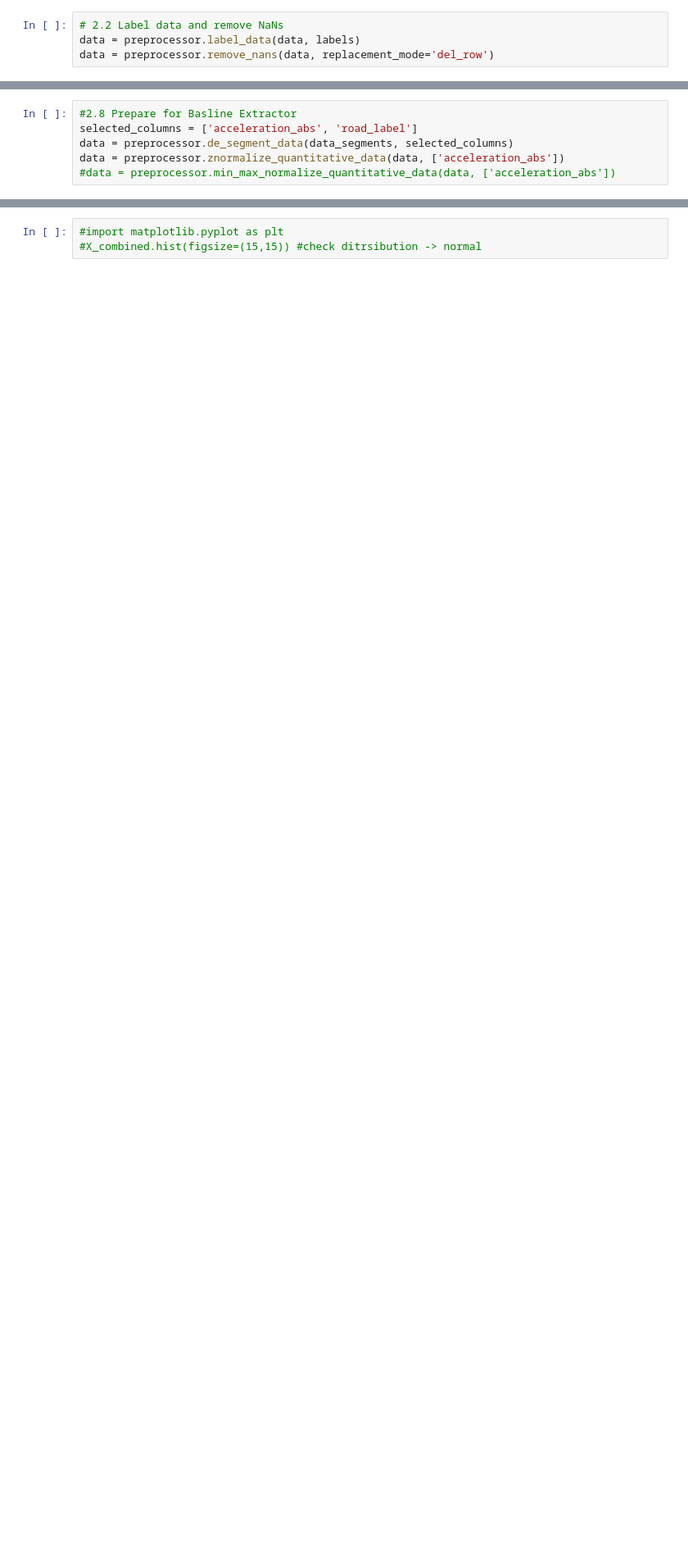
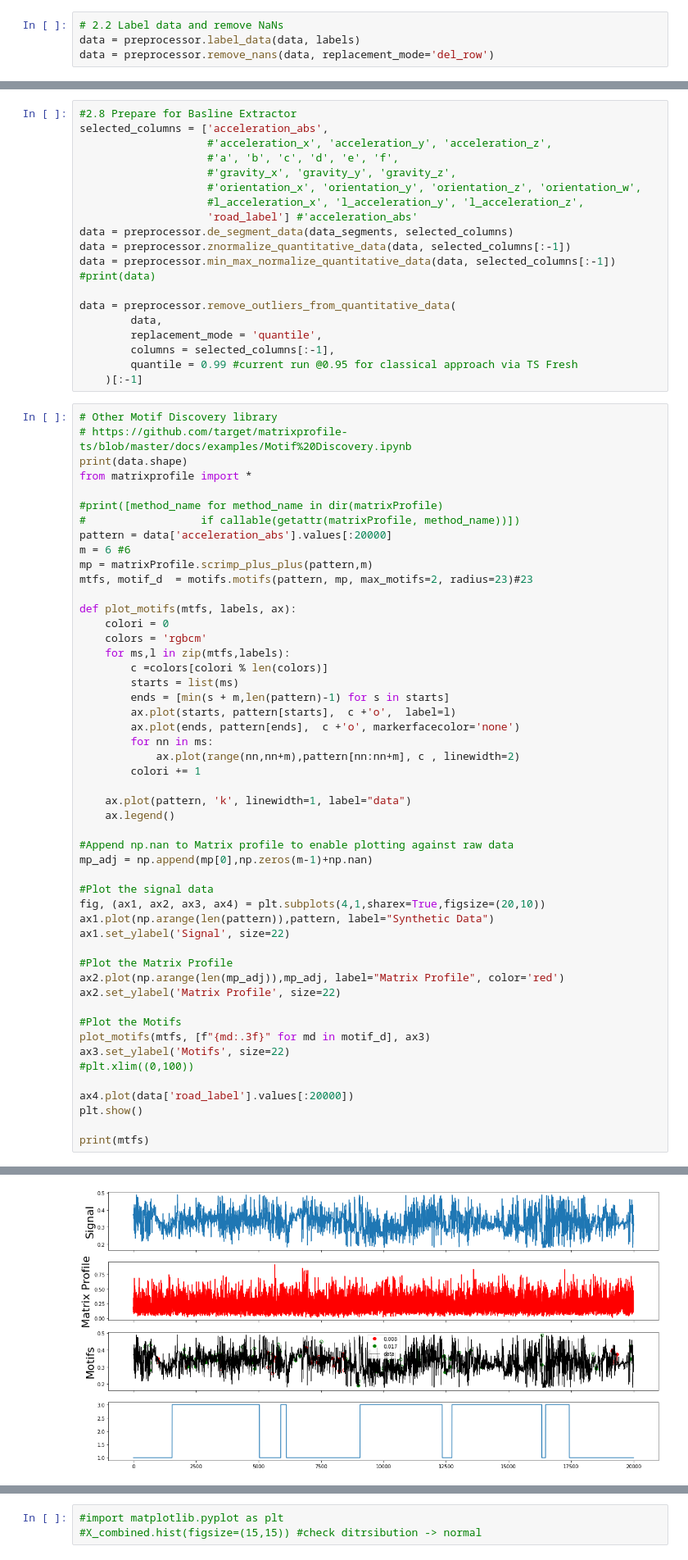
Before and after one commit to lorenz0890/road_condition_classification, a Jupyter notebook: rctc_notebook.ipynb, the cells around one changed output, grey strips where cells are left out. Shown: that part at 82% size. Cells and saved outputs as stored; diff of their text form; blank space fills up the shorter version.

Commit message:
workign on second attemp motif discovery

```diff
--- a/rctc_notebook.ipynb
+++ b/rctc_notebook.ipynb
@@ -152,7 +193,72 @@ for ind in range(len(data_segments)):
     #)
 # %%
 #2.8 Prepare for Basline Extractor
-selected_columns = ['acceleration_abs', 'road_label']
+selected_columns = ['acceleration_abs',
+                    #'acceleration_x', 'acceleration_y', 'acceleration_z',
+                    #'a', 'b', 'c', 'd', 'e', 'f',
+                    #'gravity_x', 'gravity_y', 'gravity_z',
+                    #'orientation_x', 'orientation_y', 'orientation_z', 'orientation_w',
+                    #l_acceleration_x', 'l_acceleration_y', 'l_acceleration_z',
+                    'road_label'] #'acceleration_abs'
 data = preprocessor.de_segment_data(data_segments, selected_columns)
-data = preprocessor.znormalize_quantitative_data(data, ['acceleration_abs'])
-#data = preprocessor.min_max_normalize_quantitative_data(data, ['acceleration_abs'])
+data = preprocessor.znormalize_quantitative_data(data, selected_columns[:-1])
+data = preprocessor.min_max_normalize_quantitative_data(data, selected_columns[:-1])
+#print(data)
+
+data = preprocessor.remove_outliers_from_quantitative_data(
+        data,
+        replacement_mode = 'quantile',
+        columns = selected_columns[:-1],
+        quantile = 0.99 #current run @0.95 for classical approach via TS Fresh
+    )[:-1]
+# %%
+# Other Motif Discovery library
+# https://github.com/target/matrixprofile-ts/blob/master/docs/examples/Motif%20Discovery.ipynb
+print(data.shape)
+from matrixprofile import *
+
+#print([method_name for method_name in dir(matrixProfile)
+#                  if callable(getattr(matrixProfile, method_name))])
+pattern = data['acceleration_abs'].values[:20000]
+m = 6 #6
+mp = matrixProfile.scrimp_plus_plus(pattern,m)
+mtfs, motif_d  = motifs.motifs(pattern, mp, max_motifs=2, radius=23)#23
+
+def plot_motifs(mtfs, labels, ax):
+    colori = 0
+    colors = 'rgbcm'
+    for ms,l in zip(mtfs,labels):
+        c =colors[colori % len(colors)]
+        starts = list(ms)
+        ends = [min(s + m,len(pattern)-1) for s in starts]
+        ax.plot(starts, pattern[starts],  c +'o',  label=l)
+        ax.plot(ends, pattern[ends],  c +'o', markerfacecolor='none')
+        for nn in ms:
+            ax.plot(range(nn,nn+m),pattern[nn:nn+m], c , linewidth=2)
+        colori += 1
+
+    ax.plot(pattern, 'k', linewidth=1, label="data")
+    ax.legend()
+
+#Append np.nan to Matrix profile to enable plotting against raw data
+mp_adj = np.append(mp[0],np.zeros(m-1)+np.nan)
+
+#Plot the signal data
+fig, (ax1, ax2, ax3, ax4) = plt.subplots(4,1,sharex=True,figsize=(20,10))
+ax1.plot(np.arange(len(pattern)),pattern, label="Synthetic Data")
+ax1.set_ylabel('Signal', size=22)
+
+#Plot the Matrix Profile
+ax2.plot(np.arange(len(mp_adj)),mp_adj, label="Matrix Profile", color='red')
+ax2.set_ylabel('Matrix Profile', size=22)
+
+#Plot the Motifs
+plot_motifs(mtfs, [f"{md:.3f}" for md in motif_d], ax3)
+ax3.set_ylabel('Motifs', size=22)
+#plt.xlim((0,100))
+
+ax4.plot(data['road_label'].values[:20000])
+plt.show()
+
+print(mtfs)
+# %% [output]
@@ -158,0 +266 @@ data = preprocessor.znormalize_quantitative_data(data, ['acceleration_abs'])
+[figure, added]
```
Also changed, not shown: parts of 20 cells of this notebook.
